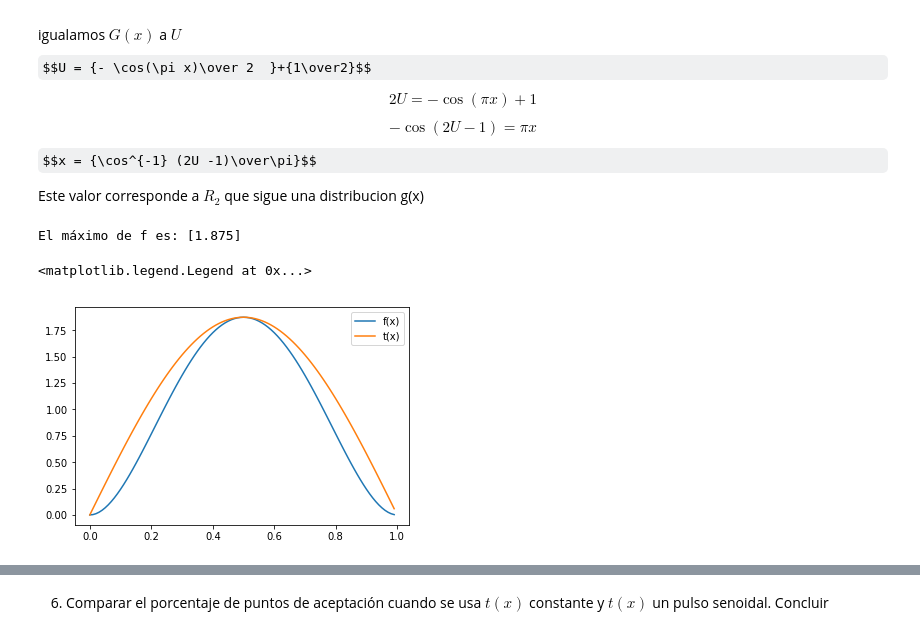
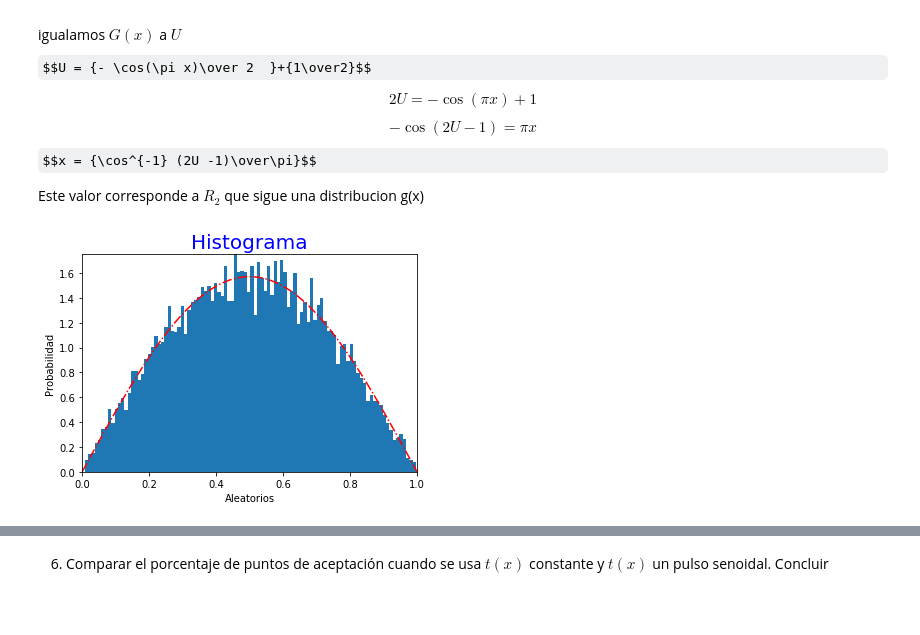
Before and after one commit to jesusalvarezc/Tarea6_MBriones_JAlvarez, a Jupyter notebook: Tarea6.ipynb, the cells around one changed output, grey strips where cells are left out. Cells and saved outputs as stored; diff of their text form; code cells hidden in the pictures; some formulas as TeX source; blank space fills up the shorter version.

```diff
--- a/Tarea6.ipynb
+++ b/Tarea6.ipynb
@@ -71,18 +71,31 @@ $$x = {\cos^{-1} (2U -1)\over\pi}$$
 Este valor corresponde a $R_2$ que sigue una distribucion g(x)
 # %%
 # Función t -> Función constante
-t = lambda x: max_f*np.sin(np.pi*x) # función constante
+#t = lambda x: max_f*np.sin(np.pi*x) # función constante
 
-x = np.arange(0,1,0.01)  # Rango donde se graficará las funciones
-print('El máximo de f es:',max_f)
+#x = np.arange(0,1,0.01)  # Rango donde se graficará las funciones
+#print('El máximo de f es:',max_f)
 # Gráficas de las funciones
-plt.plot(x,f(x),label='f(x)')
-plt.plot(x,t(x),label='t(x)')
-plt.legend()
+#plt.plot(x,f(x),label='f(x)')
+#plt.plot(x,t(x),label='t(x)')
+#plt.legend()
+# definir la fincion a uilizar
+def puntosdist(N):
+    return np.arccos(1-2*np.random.random(N))/np.pi
+N = 10**4
+x= np.arange(0,N,0.01)
+deriv = (np.pi/2)*np.sin(np.pi*x)
+x2 = puntosdist(N)
+#Creación del histograma
+plt.plot(x,deriv, 'r-.')
+plt.title('Histograma',size = "20",color = "b")
+plt.axis([0,1,0,1.75])
+plt.hist(x2,bins=100,density=True)
+plt.xlabel('Aleatorios')
+plt.ylabel('Probabilidad')
+plt.show()
 # %% [output]
-El máximo de f es: [1.875]
-<matplotlib.legend.Legend at 0x...>
-[figure, old version]
+[figure, new version]
 # %% [markdown]
 5. Genere 500 puntos aleatorios usando el método de aceptación y rechazo y las funciones $f(x)$ y $t(x)$ para validar que todos los cálculos anteriores están correctamente realizados. El resultado debe de ser como sigue:
 ![imagen.png](attachment:imagen.png)
```
Also changed, not shown: parts of 7 cells of this notebook.
